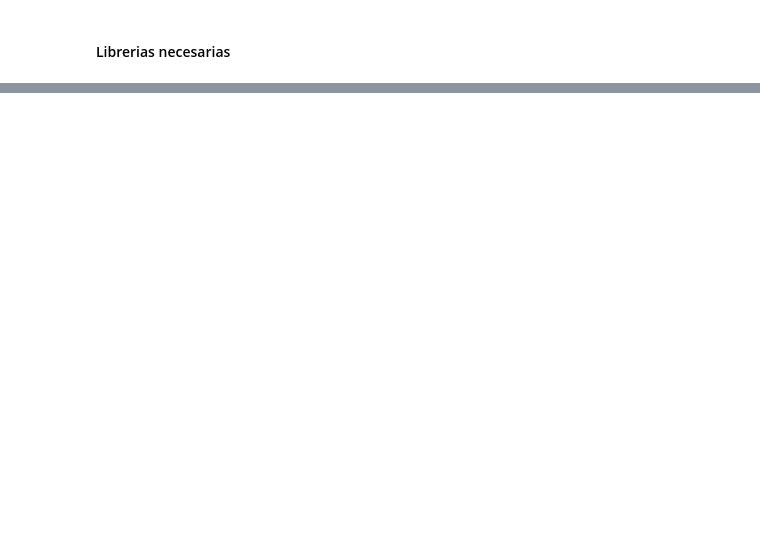
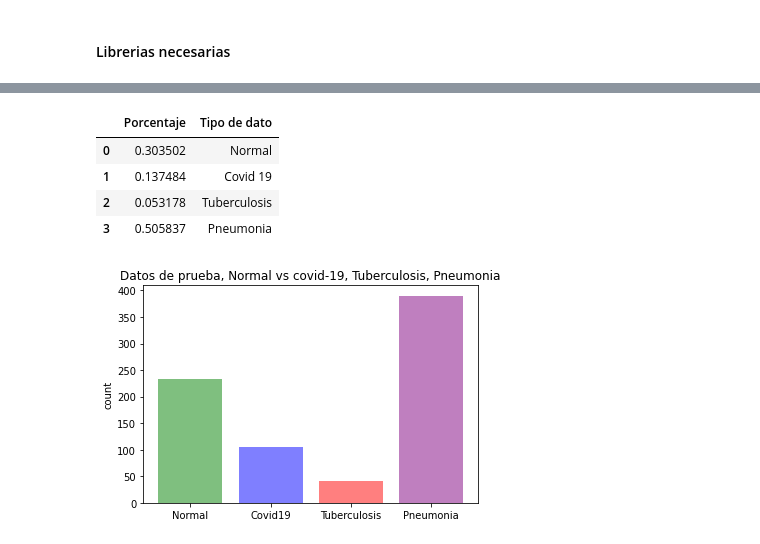
Before and after one commit to 01Allan/Clasificacion_de_imagenes_medicas, a Jupyter notebook: sorter.ipynb, the cells around one changed output, grey strips where cells are left out. Cells and saved outputs as stored; diff of their text form; code cells hidden in the pictures; blank space fills up the shorter version.

```diff
--- a/sorter.ipynb
+++ b/sorter.ipynb
@@ -108,0 +111,16 @@ def resize(input_image, size):
+# %%
+plt.bar([1, 2, 3, 4], np.array([len(list_test_n), len(list_test_c19), len(list_test_tb), len(list_test_pn)]), color=['green', 'blue', 'red', 'purple'], alpha=0.5)
+plt.title('Datos de prueba, Normal vs covid-19, Tuberculosis, Pneumonia')
+plt.xticks([1, 2, 3, 4], ('Normal', 'Covid19', 'Tuberculosis', "Pneumonia"))
+plt.ylabel('count')
+
+dic = {'Porcentaje':np.array([len(list_test_n), len(list_test_c19), len(list_test_tb), len(list_test_pn)])/sum([len(list_test_n), len(list_test_c19), len(list_test_tb), len(list_test_pn)]), 'Tipo de dato':['Normal', 'Covid 19', 'Tuberculosis', 'Pneumonia']}
+tab = pd.DataFrame(dic)
+tab
+# %% [output]
+|  | Porcentaje | Tipo de dato |
+| 0 | 0.303502 | Normal |
+| 1 | 0.137484 | Covid 19 |
+| 2 | 0.053178 | Tuberculosis |
+| 3 | 0.505837 | Pneumonia |
+[figure, added]
```
Also changed, not shown: parts of 47 cells of this notebook.
